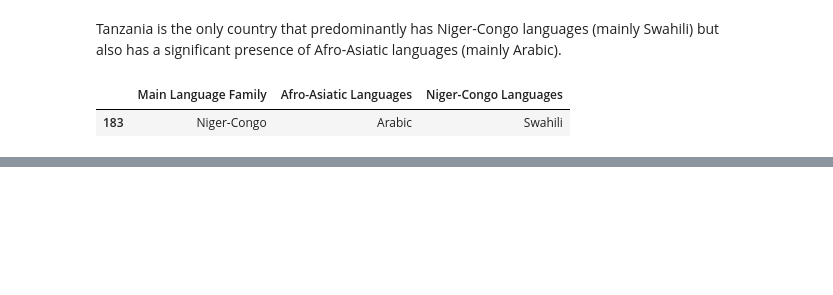
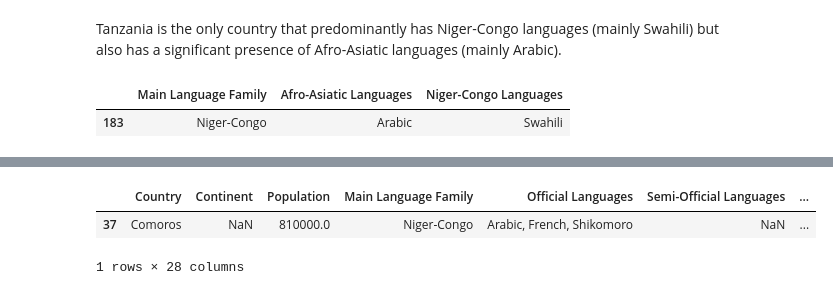
Before and after one commit to gadamico/International-Demographic, a Jupyter notebook: int_demog.ipynb, the cells around one changed output, grey strips where cells are left out. Cells and saved outputs as stored; diff of their text form; code cells hidden in the pictures; blank space fills up the shorter version.

```diff
--- a/int_demog.ipynb
+++ b/int_demog.ipynb
@@ -207,0 +220,6 @@ aa[aa['Country'] == 'United Republic of Tanzania'][['Main Language Family',
+# %%
+arabic[arabic['Country'] == 'Comoros']
+# %% [output]
+|  | Country | Continent | Population | Main Language Family | Official Languages | Semi-Official Languages | ... |
+| 37 | Comoros | NaN | 810000.0 | Niger-Congo | Arabic, French, Shikomoro | NaN | ... |
+1 rows × 28 columns
```
Also changed, not shown: parts of 3 cells of this notebook, 1 other file.
